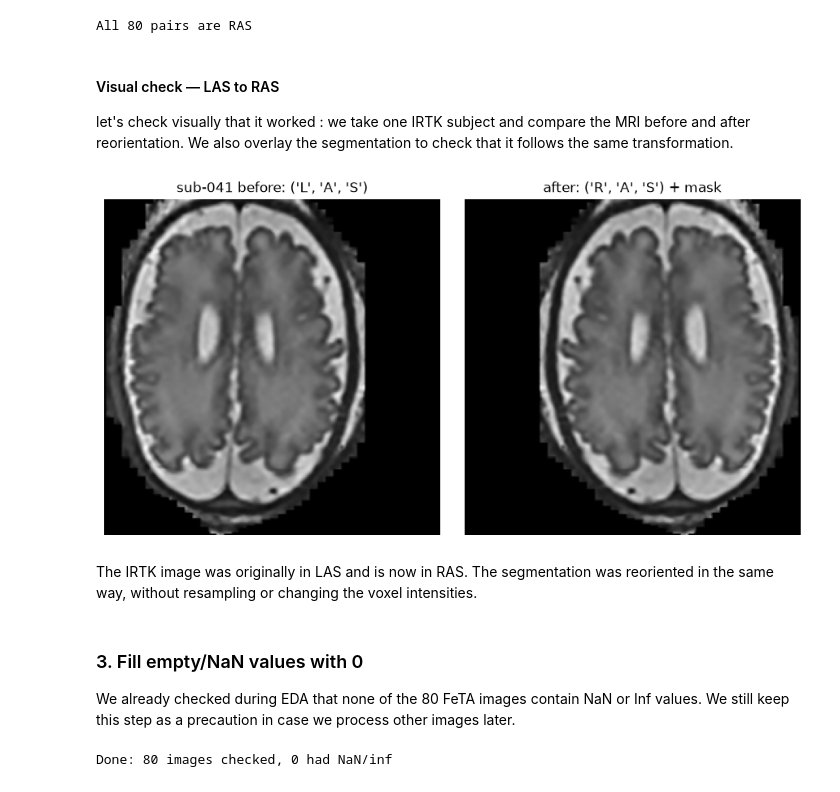
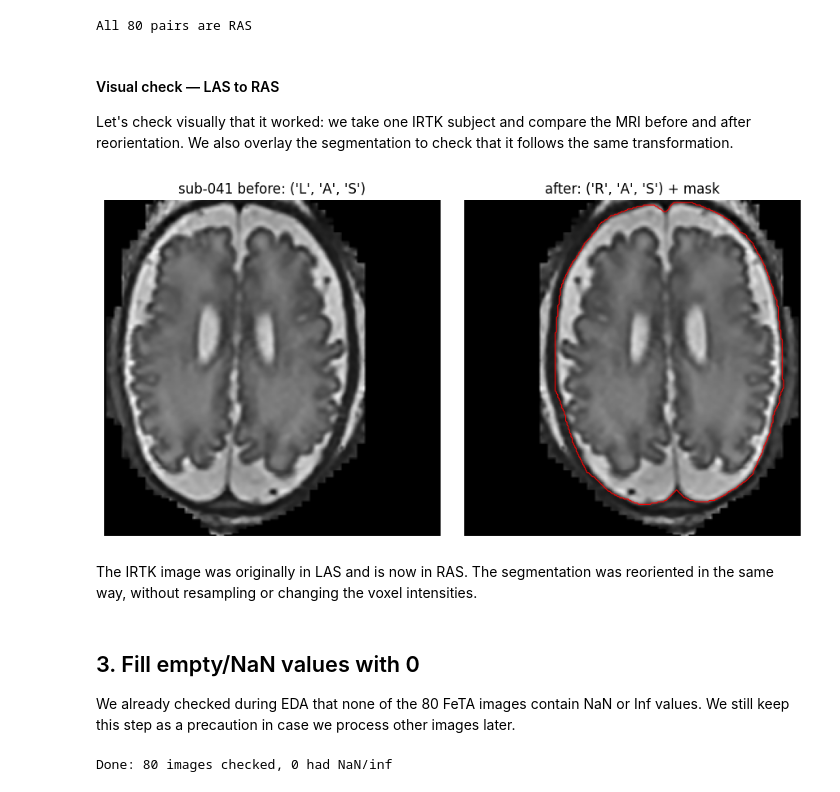
Before and after one commit to Yasmine-bou/-brain-mri-foundation-models, a Jupyter notebook: notebooks/03_preprocess_feta.ipynb, the cells around one changed output. Drawn from its saved outputs; the diff is of its cells as text; code cells hidden in the pictures.

```diff
--- a/notebooks/03_preprocess_feta.ipynb
+++ b/notebooks/03_preprocess_feta.ipynb
@@ -63,45 +64,45 @@ All 80 pairs are RAS
 
 #### Visual check — LAS to RAS
 
-let's check visually that it worked : we take one IRTK subject and compare the MRI before and after reorientation. We also overlay the segmentation to check that it follows the same transformation.
+Let's check visually that it worked: we take one IRTK subject and compare the MRI before and after reorientation. We also overlay the segmentation to check that it follows the same transformation.
 # %%
 import numpy as np
 import matplotlib.pyplot as plt
 
 # Pick the first subject that was LAS
 img_path, seg_path = next(
     (i, s) for i, s in pairs
     if nib.aff2axcodes(nib.load(i).affine) == ("L", "A", "S")
 )
 
 img_before = nib.load(img_path)
 img_after = reorient_to_ras(img_before)
 seg_after = reorient_to_ras(nib.load(seg_path))
 
 before = img_before.get_fdata()
 after = img_after.get_fdata()
 mask = np.asarray(seg_after.dataobj)
 
 z = after.shape[2] // 2   # middle axial slice
 
 fig, axes = plt.subplots(1, 2, figsize=(9, 4.5))
 
 axes[0].imshow(before[:, :, z].T, cmap="gray", origin="lower")
 axes[0].set_title(f"{img_path.name.split('_')[0]} before: {nib.aff2axcodes(img_before.affine)}")
-
+axes[1].contour((mask[:, :, z] > 0).T, levels=[0.5], colors="red", linewidths=0.8)
 axes[1].imshow(after[:, :, z].T, cmap="gray", origin="lower")
 axes[1].set_title(f"after: {nib.aff2axcodes(img_after.affine)} + mask")
 
 for ax in axes:
     ax.axis("off")
 plt.tight_layout()
 plt.show()
 # %% [output]
-[figure, old version]
+[figure, new version]
 # %% [markdown]
 The IRTK image was originally in LAS and is now in RAS. The segmentation was reoriented in the same way, without resampling or changing the voxel intensities.
 # %% [markdown]
-### 3. Fill empty/NaN values with 0
+## 3. Fill empty/NaN values with 0
 
 We already checked during EDA that none of the 80 FeTA images contain NaN or Inf values. We still keep this step as a precaution in case we process other images later.
 # %%
```
Also changed, not shown: parts of 14 cells of this notebook, 4 other files.
